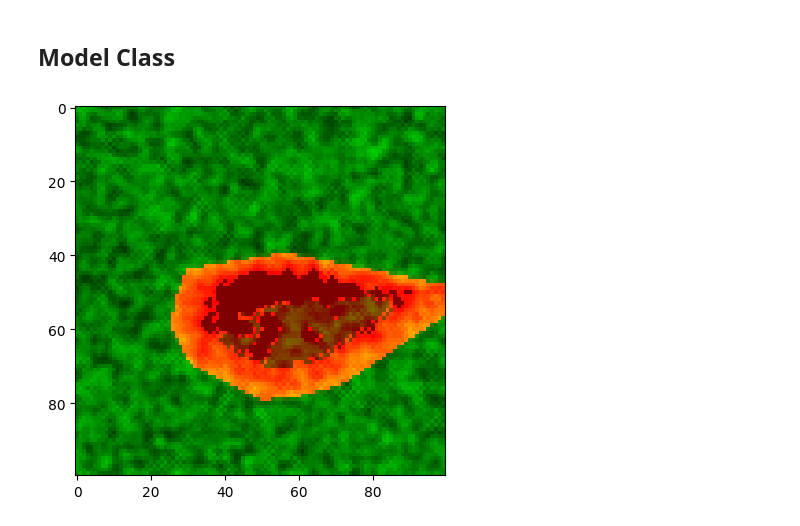
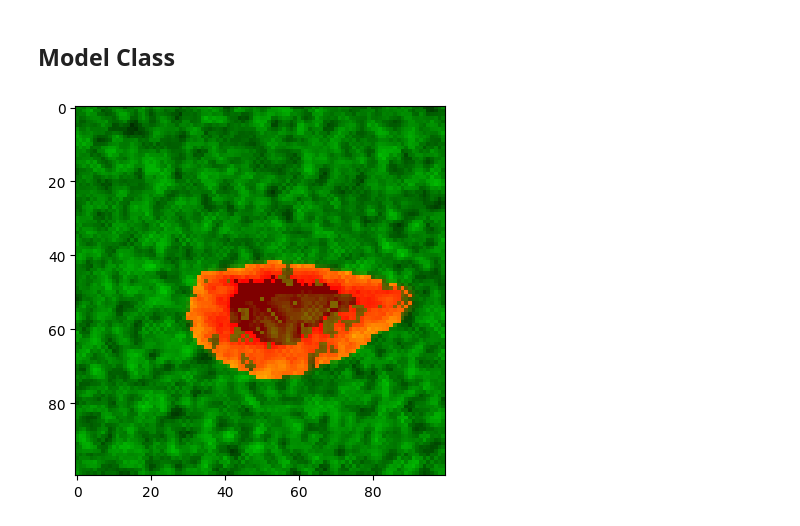
Before and after one commit to claraelisabeth/Adv_Modelling_and_Simulation, a Jupyter notebook: fire_spreading_model.ipynb, the cells around one changed output. Cells and saved outputs as stored; diff of their text form; code cells hidden in the pictures.

```diff
--- a/fire_spreading_model.ipynb
+++ b/fire_spreading_model.ipynb
@@ -11,7 +11,7 @@ H, F, O, B = 0, 1, 2, 3
 
 class FireSpreadingAdvanced:
 
-    def __init__(self, n, m, max_H, max_F, max_O, mu_H, mu_O, dF, dO, ignition_temp, start_cells=[(0,0)], random_F=False):
+    def __init__(self, n, m, max_H, max_F, max_O, mu_H, mu_O, dF, dO, ignition_temp=0.3, ignition_oxy = 0.76, ignition_fuel = 0.01, start_cells=[(0,0)], random_F=False):
         self.n = n
         self.m = m
         self.max_H = max_H
@@ -26,6 +26,8 @@ class FireSpreadingAdvanced:
         self.dF = dF
         self.dO = dO
         self.ignition_temp = ignition_temp
+        self.ignition_oxy = ignition_oxy
+        self.ignition_fuel = ignition_fuel
 
         self.state = np.zeros((n, m, 4))
 
@@ -131,8 +133,8 @@ class FireSpreadingAdvanced:
 
                     if ( # conditions for now:
                         (self.diff_state[i, j, H] > self.ignition_temp and
-                        self.state[i, j, F] > 0 and
-                        self.diff_state[i, j, O] > 0)
+                        self.state[i, j, F] > self.ignition_fuel and
+                        self.diff_state[i, j, O] > self.ignition_oxy)
                         #or np.random.rand() < p   # randomly ignites
                     ):
                         state_new[i, j, B] = 1
@@ -189,13 +191,15 @@ mu_O = [0.2,0.2,0.1,0.3,0.2]
 mu_H = [0.2,0.2,0.1,0.3,0.2]
 dF, dO = 0.02, 0.05
 ignition_temp = 0.3
+ignition_oxy = 0.76
+ignition_fuel = 0.4
 start_cells=[(n//2,m//2)]
 random_F = True
 
-simple_fire_spreading = FireSpreadingAdvanced(n, m, max_H, max_F, max_O, mu_H, mu_O, dF, dO, ignition_temp, start_cells, random_F)
+simple_fire_spreading = FireSpreadingAdvanced(n, m, max_H, max_F, max_O, mu_H, mu_O, dF, dO, ignition_temp, ignition_oxy, ignition_fuel, start_cells, random_F)
 # %%
-T = 60
+T = 50
 
 simple_fire_spreading.run_simulation(T, gif_name = "fire")
 # %% [output]
-[figure, old version]
+[figure, new version]
```
Also changed, not shown: 1 other file.
